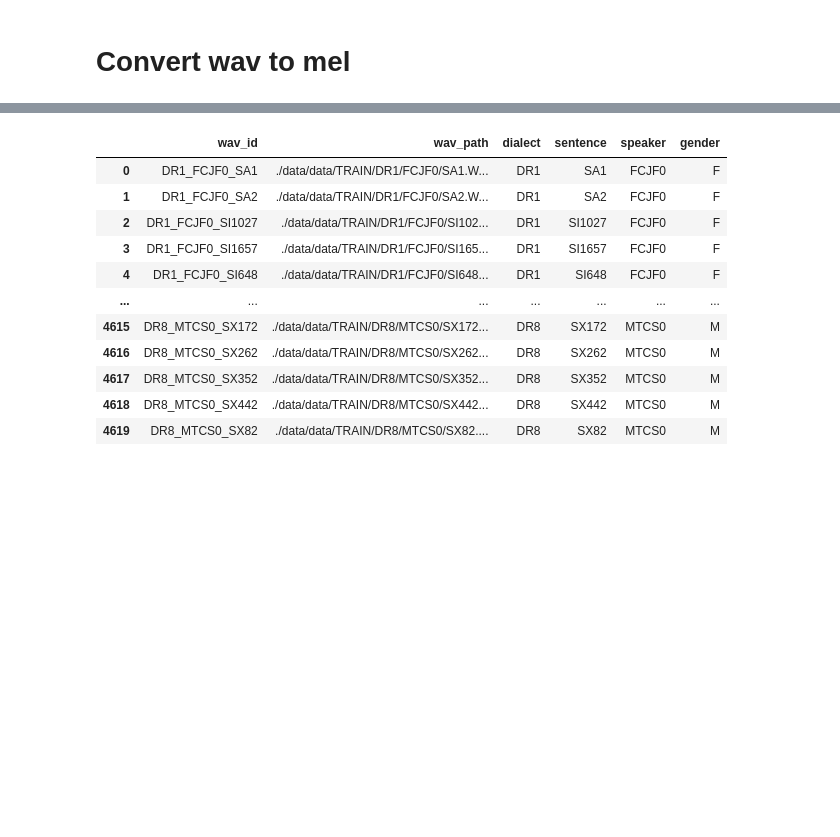
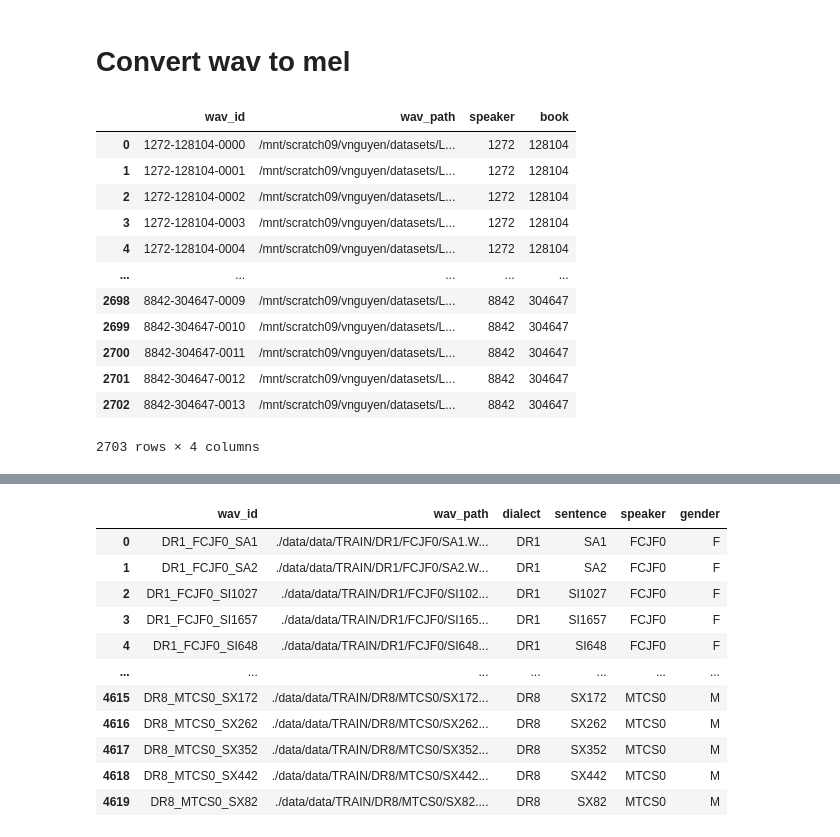
Before and after one commit to nvnhat95/analyze-speech-models, a Jupyter notebook: prepare_data.ipynb, the cells around one changed output, grey strips where cells are left out. Saved outputs shown, nothing was run; the diff lists cells and outputs as text; code cells hidden in the pictures; blank space fills up the shorter version.

```diff
--- a/prepare_data.ipynb
+++ b/prepare_data.ipynb
@@ -30,8 +32,26 @@ h5out = h5py.File("./data/TIMIT/test/mel.h5", 'w')
 # %%
-df = pd.read_csv("./data/TIMIT_test.csv")
-for i, row in df.iterrows():
-    s, sr = sf.read(row['wav_path'], dtype='float32')
-    mel = utils.convert_to_mel(s, sr=16000, nfft=400, win_length=400, hop_length=320, power=2, n_mels=64, normalized=False)
+df = pd.read_csv("./data/LibriSpeech_dev_clean.csv")
+for i, row in tqdm.tqdm(df.iterrows()):
+    s, sr = sf.read(row['wav_path'], dtype='float32', stop=48000)
+    if len(s) < 48000:
+        continue
+    mel = utils.convert_to_mel(s, sr=16000, nfft=1024, win_length=720, hop_length=320, n_mels=128, normalized=False)
     h5out.create_dataset(row['wav_id'], data=mel[0].T)
 # %%
 h5out.close()
+# %%
+df
+# %% [output]
+|  | wav_id | wav_path | speaker | book |
+| 0 | 1272-128104-0000 | /mnt/scratch09/vnguyen/datasets/L... | 1272 | 128104 |
+| 1 | 1272-128104-0001 | /mnt/scratch09/vnguyen/datasets/L... | 1272 | 128104 |
+| 2 | 1272-128104-0002 | /mnt/scratch09/vnguyen/datasets/L... | 1272 | 128104 |
+| 3 | 1272-128104-0003 | /mnt/scratch09/vnguyen/datasets/L... | 1272 | 128104 |
+| 4 | 1272-128104-0004 | /mnt/scratch09/vnguyen/datasets/L... | 1272 | 128104 |
+| ... | ... | ... | ... | ... |
+| 2698 | 8842-304647-0009 | /mnt/scratch09/vnguyen/datasets/L... | 8842 | 304647 |
+| 2699 | 8842-304647-0010 | /mnt/scratch09/vnguyen/datasets/L... | 8842 | 304647 |
+| 2700 | 8842-304647-0011 | /mnt/scratch09/vnguyen/datasets/L... | 8842 | 304647 |
+| 2701 | 8842-304647-0012 | /mnt/scratch09/vnguyen/datasets/L... | 8842 | 304647 |
+| 2702 | 8842-304647-0013 | /mnt/scratch09/vnguyen/datasets/L... | 8842 | 304647 |
+2703 rows × 4 columns
```
Also changed, not shown: parts of 7 cells of this notebook, 5 other files.
